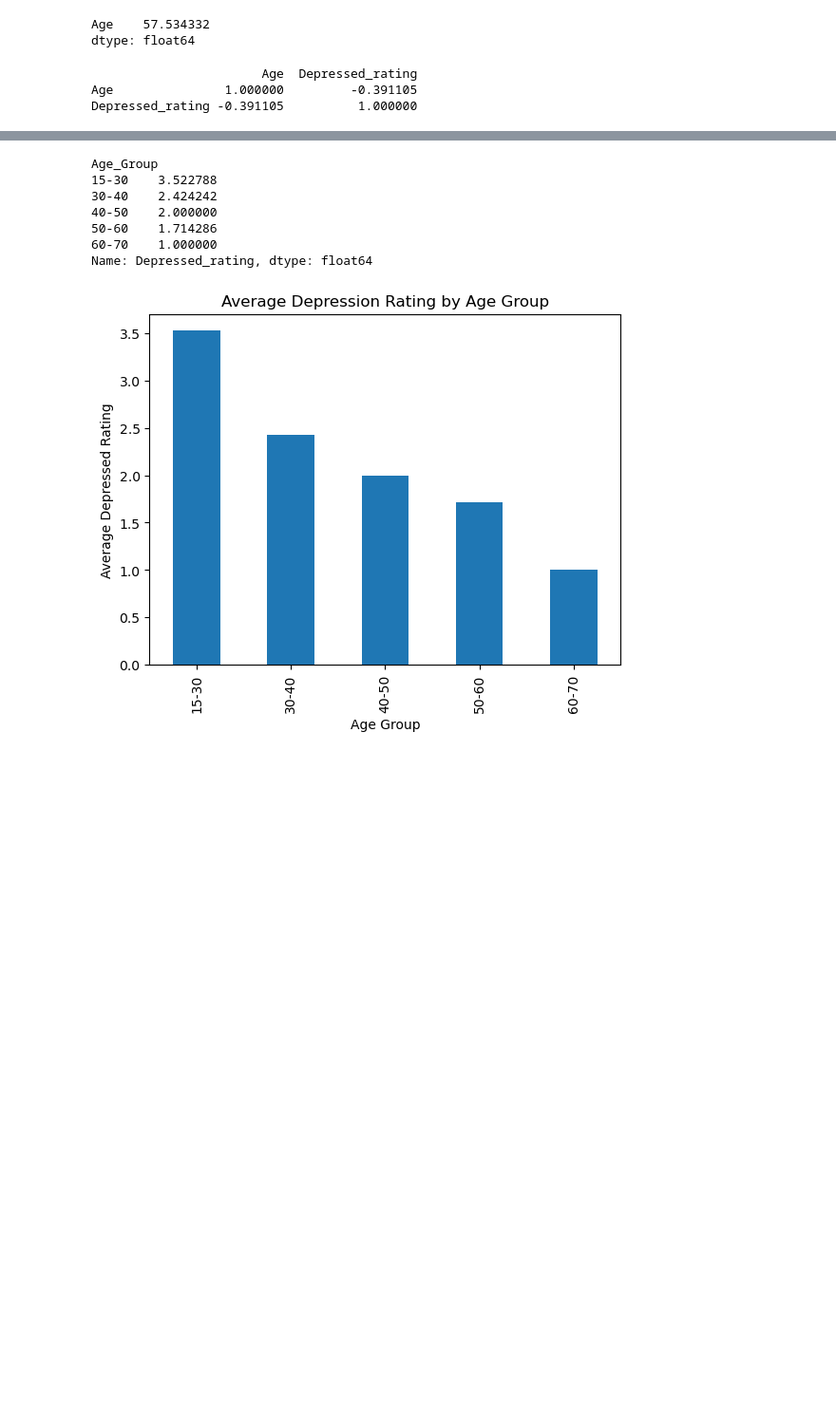
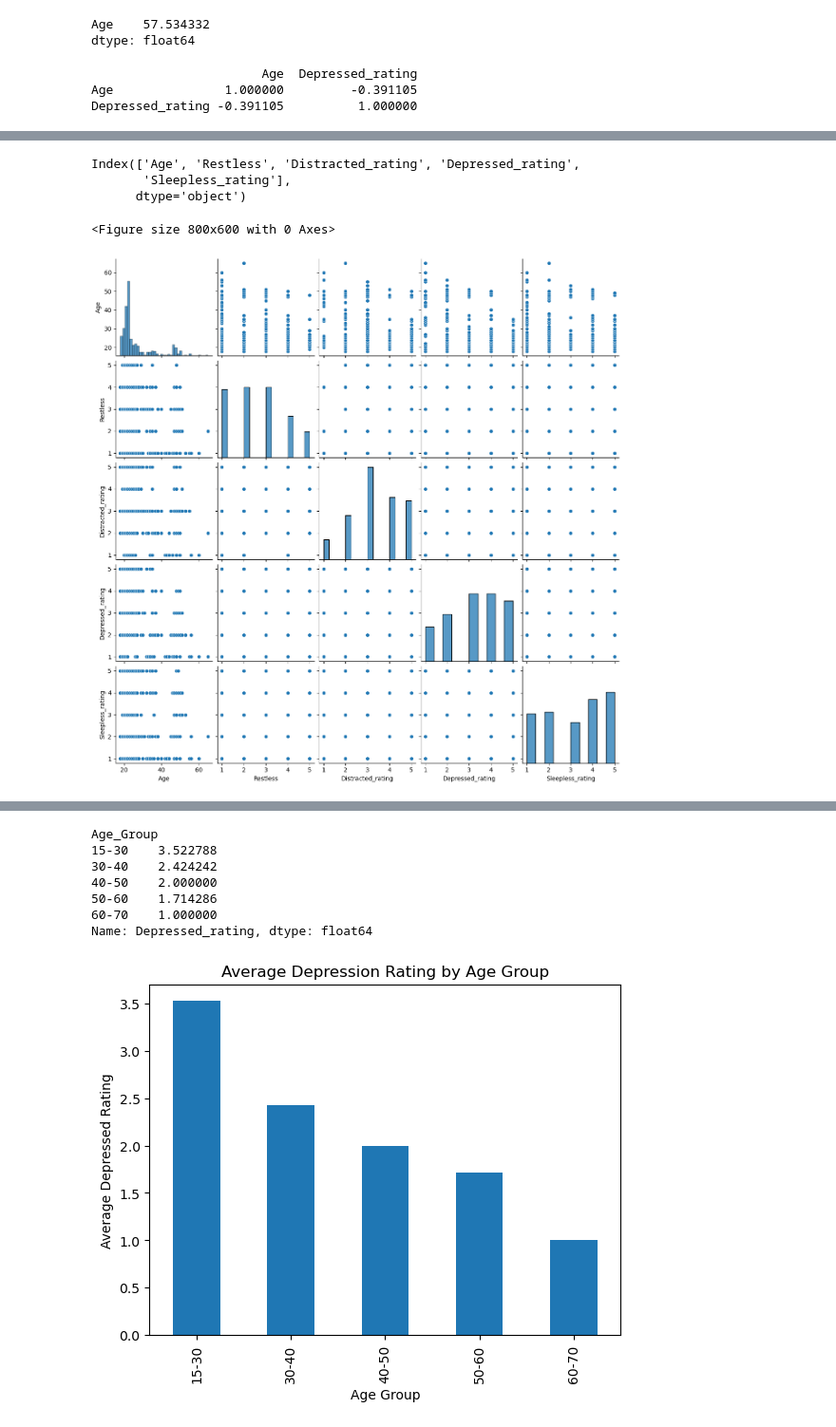
Before and after one commit to MIT-Assignments/MDA511-Assignment, a Jupyter notebook: Assignment2.ipynb, the cells around one changed output, grey strips where cells are left out. Shown at 95% size. Saved outputs shown, nothing was run; the diff lists cells and outputs as text; code cells hidden in the pictures; blank space fills up the shorter version.

```diff
--- a/Assignment2.ipynb
+++ b/Assignment2.ipynb
@@ -525,0 +653,13 @@ plt.show()
+# %%
+# Bivariate Diagrams
+# Create a scatter plot matrix using seaborn
+plt.figure(figsize=(8, 6))
+print(numerical_columns)
+sns.pairplot(merged_df[numerical_columns])
+plt.show()
+# %% [output]
+Index(['Age', 'Restless', 'Distracted_rating', 'Depressed_rating',
+       'Sleepless_rating'],
+      dtype='object')
+<Figure size 800x600 with 0 Axes>
+[figure, added]
```
Also changed, not shown: parts of 39 cells of this notebook.
